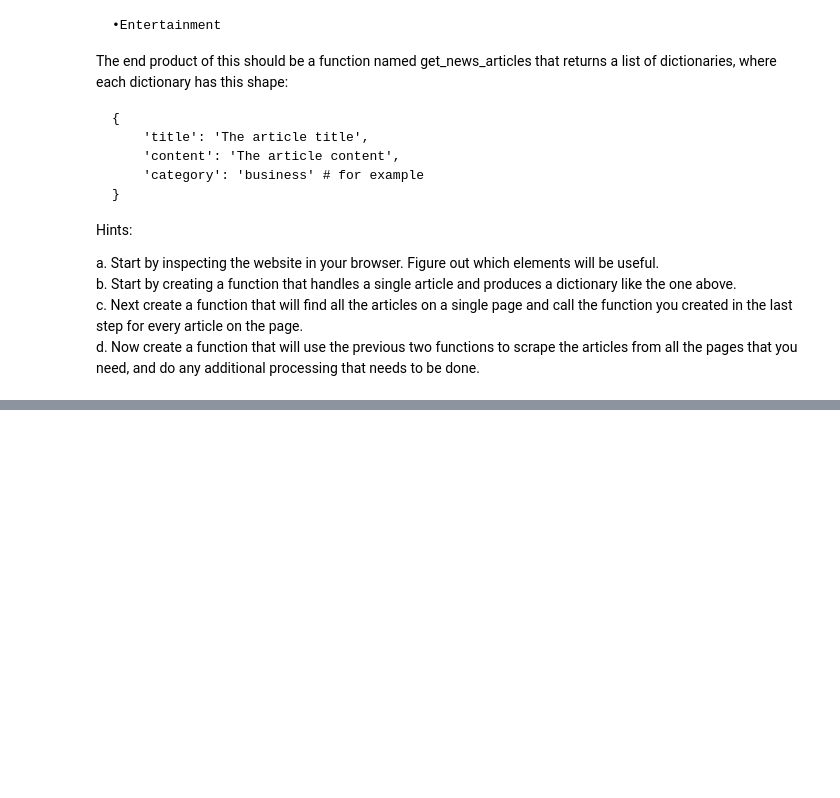
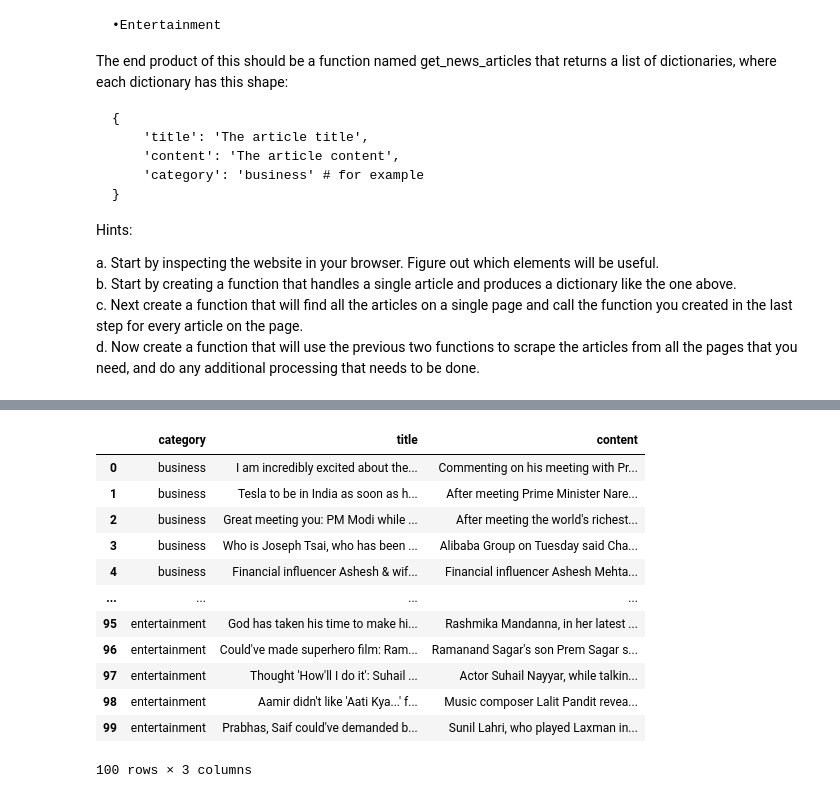
Before and after one commit to rosendo-lugo/natural_language_processing_exercises, a Jupyter notebook: acquire_exercises.ipynb, the cells around one changed output, grey strips where cells are left out. Drawn from its saved outputs; the diff is of its cells as text; code cells hidden in the pictures; blank space fills up the shorter version.

```diff
--- a/acquire_exercises.ipynb
+++ b/acquire_exercises.ipynb
@@ -57,0 +703,7 @@ d. Now create a function that will use the previous two functions to scrape the
+# %%
+title_list = []
+for card in ib_links:
+    titles = card.find('span', itemprop='headline').text
+    # Add the title to the list of articles
+    title_list.append({'title': titles})
+print(title_list)
@@ -57,0 +714,3 @@ d. Now create a function that will use the previous two functions to scrape the
+# %%
+ib_articlebody = ibsoup.find_all('div', itemprop='articleBody')
+ib_articlebody
@@ -57,0 +735,7 @@ d. Now create a function that will use the previous two functions to scrape the
+# %%
+content_list = []
+for card in ib_articlebody:
+    content = card.text
+    # Add the content to the list of content
+    content_list.append({'content': content})
+print(content_list)
@@ -57,0 +798,3 @@ d. Now create a function that will use the previous two functions to scrape the
+# %%
+articles = get_news_articles()
+articles
@@ -57,0 +819,17 @@ d. Now create a function that will use the previous two functions to scrape the
+# %%
+df_news_art = pd.DataFrame(articles)
+df_news_art
+# %% [output]
+|  | category | title | content |
+| 0 | business | I am incredibly excited about the... | Commenting on his meeting with Pr... |
+| 1 | business | Tesla to be in India as soon as h... | After meeting Prime Minister Nare... |
+| 2 | business | Great meeting you: PM Modi while ... | After meeting the world's richest... |
+| 3 | business | Who is Joseph Tsai, who has been ... | Alibaba Group on Tuesday said Cha... |
+| 4 | business | Financial influencer Ashesh & wif... | Financial influencer Ashesh Mehta... |
+| ... | ... | ... | ... |
+| 95 | entertainment | God has taken his time to make hi... | Rashmika Mandanna, in her latest ... |
+| 96 | entertainment | Could've made superhero film: Ram... | Ramanand Sagar's son Prem Sagar s... |
+| 97 | entertainment | Thought 'How'll I do it': Suhail ... | Actor Suhail Nayyar, while talkin... |
+| 98 | entertainment | Aamir didn't like 'Aati Kya...' f... | Music composer Lalit Pandit revea... |
+| 99 | entertainment | Prabhas, Saif could've demanded b... | Sunil Lahri, who played Laxman in... |
+100 rows × 3 columns
```
Also changed, not shown: parts of 67 cells of this notebook, 2 other files.
